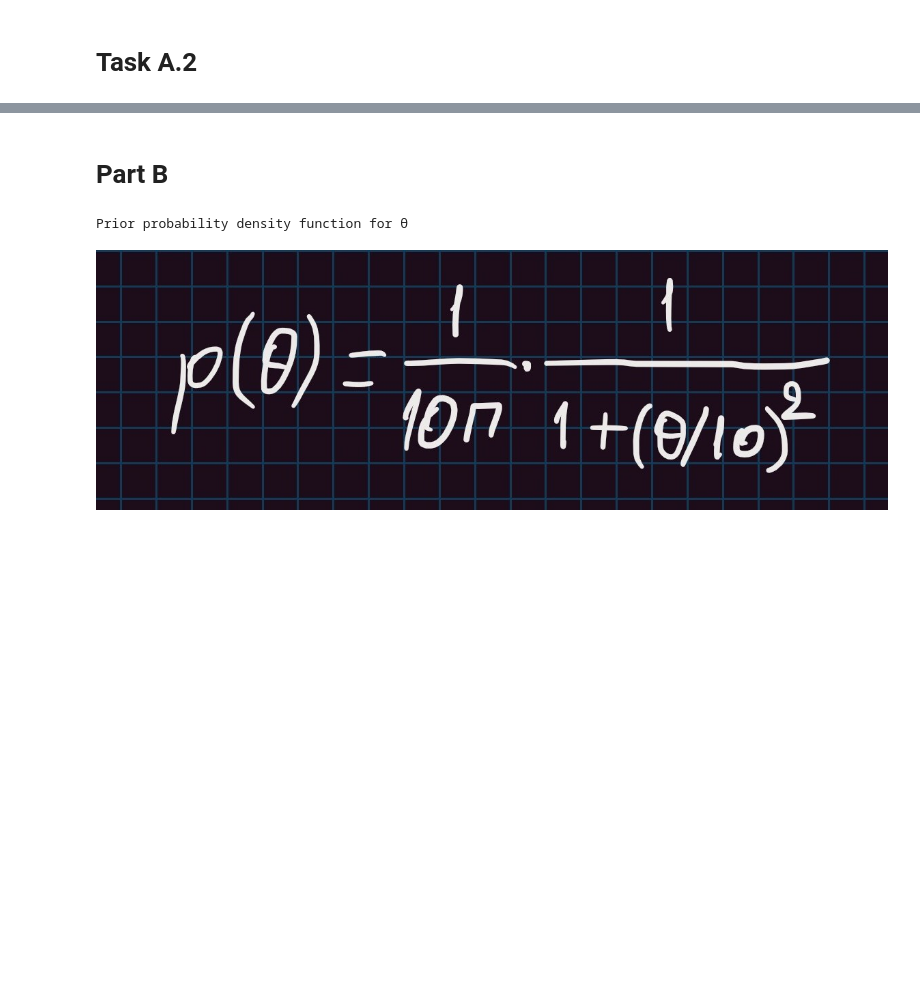
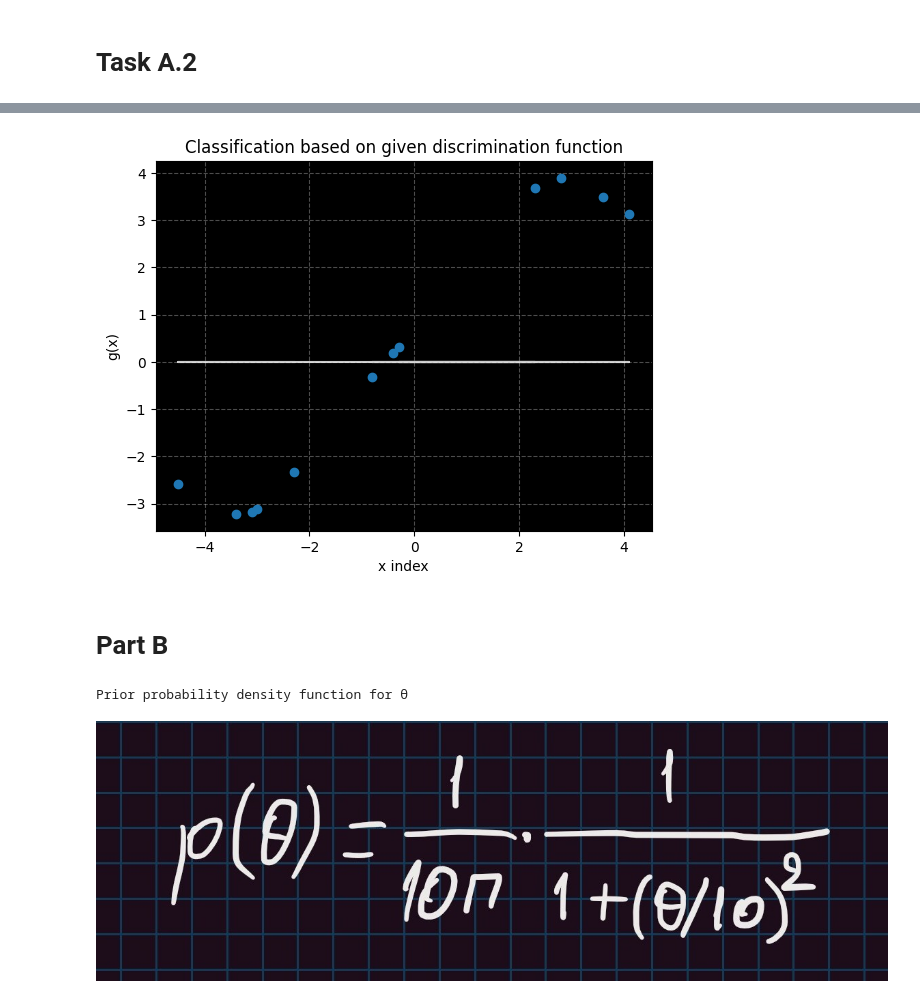
Before and after one commit to giahou2000/Gaming-statistics, a Jupyter notebook: gaming_company.ipynb, the cells around one changed output, grey strips where cells are left out. Cells and saved outputs as stored; diff of their text form; code cells hidden in the pictures; blank space fills up the shorter version.

```diff
--- a/gaming_company.ipynb
+++ b/gaming_company.ipynb
@@ -92,3 +142,16 @@ Estimation of theta2: -3.1600000000113084
+# %%
+#Just classification
+ax = plt.axes()
+ax.set_facecolor("black")
+plt.scatter(X, g)
+plt.plot(X, discrimination_line, color="white", alpha=0.8)
+plt.title("Classification based on given discrimination function")
+plt.xlabel("x index")
+plt.ylabel("g(x)")
+plt.grid(color="white", linestyle="--", alpha=0.3)
+plt.show()
+# %% [output]
+[figure, added]
 # %% [markdown]
 # **Part B**
 # %%
```
Also changed, not shown: parts of 3 cells of this notebook.
